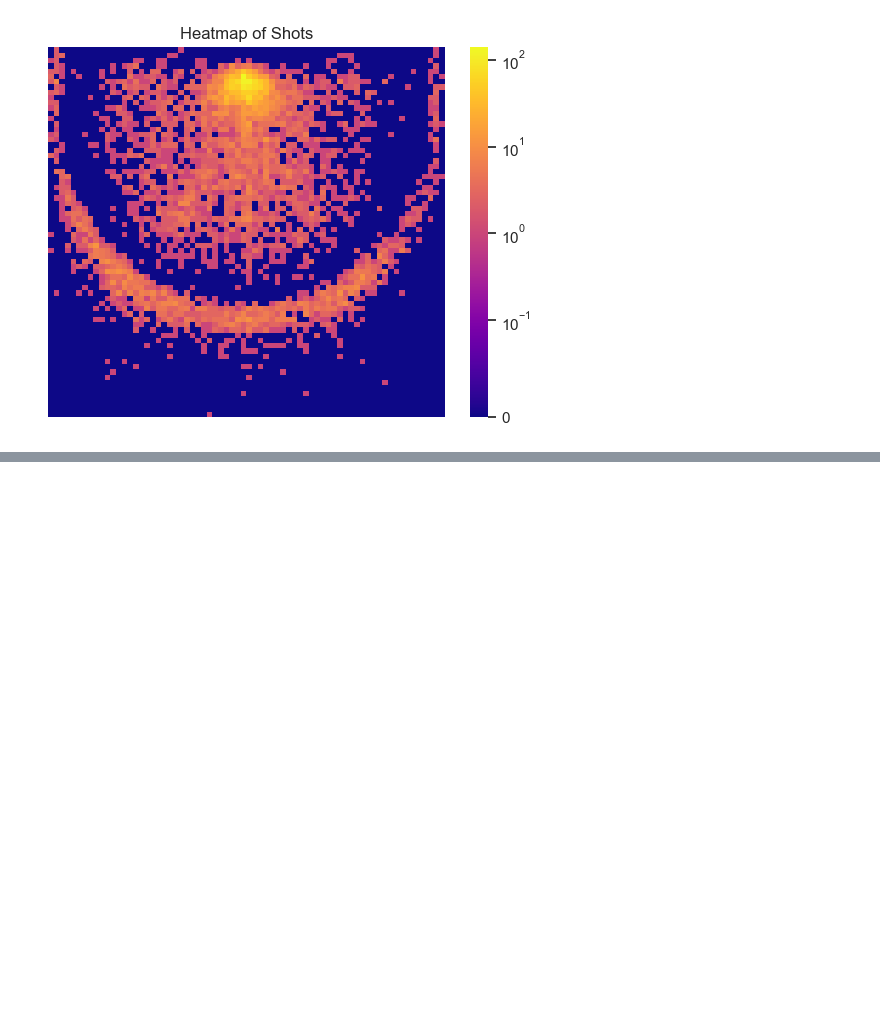
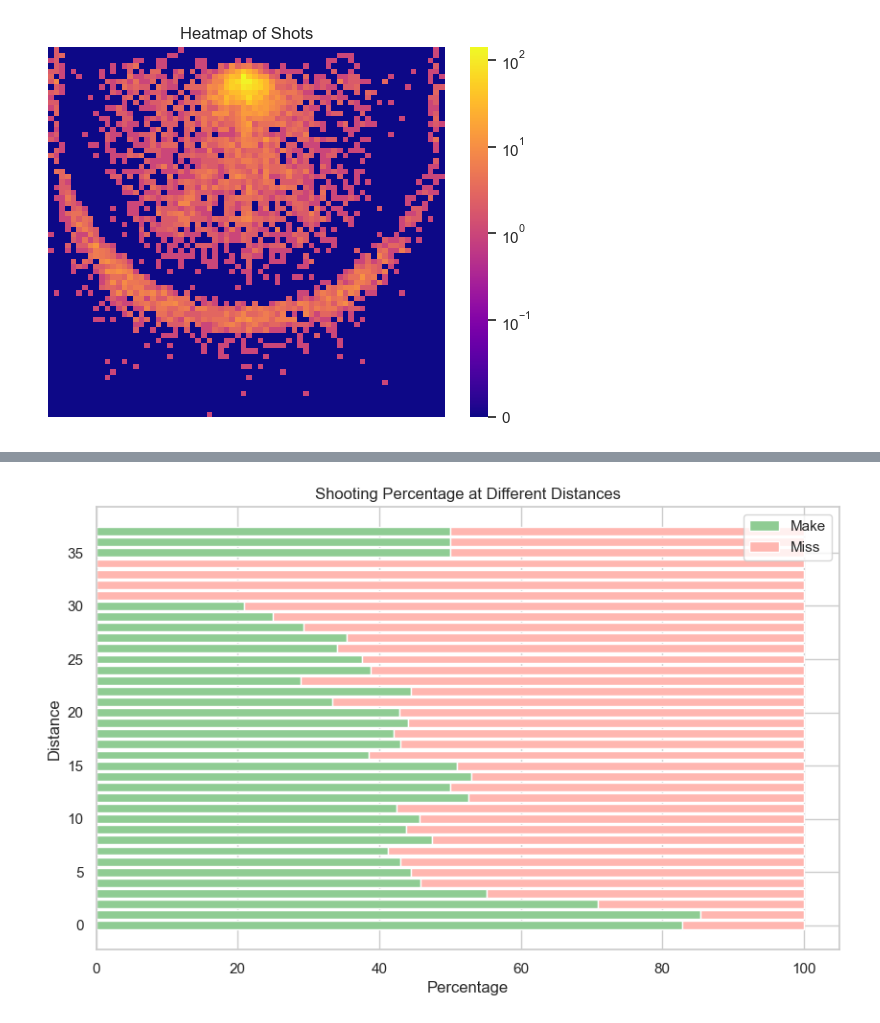
Before and after one commit to Andrew601/Stat-386-Project, a Jupyter notebook: EDA Visuals.ipynb, the cells around one changed output, grey strips where cells are left out. Cells and saved outputs as stored; diff of their text form; code cells hidden in the pictures; blank space fills up the shorter version.

```diff
--- a/EDA Visuals.ipynb
+++ b/EDA Visuals.ipynb
@@ -148,0 +176,28 @@ plt.show()
+# %%
+def plot_shooting_percentage(data):
+    # Assuming 'Distance' is a column in your dataset, and 'Result' indicates make or miss
+    grouped_data = data.groupby(['Distance (ft)', 'Result']).size().unstack(fill_value=0)
+
+    # Calculate percentage of makes and misses at each distance
+    total_shots = grouped_data.sum(axis=1)
+    make_percentage = (grouped_data['make'] / total_shots) * 100
+    miss_percentage = (grouped_data['miss'] / total_shots) * 100
+
+    # Define softer shades of red and green
+    soft_green = '#8FCC93'
+    soft_red = '#FFB6B0'
+
+    # Plotting the data with softer shades
+    plt.figure(figsize=(10, 6))
+    plt.barh(make_percentage.index, make_percentage, color=soft_green, label='Make')
+    plt.barh(miss_percentage.index, miss_percentage, left=make_percentage, color=soft_red, label='Miss')
+
+    plt.xlabel('Percentage')
+    plt.ylabel('Distance')
+    plt.title('Shooting Percentage at Different Distances')
+    plt.legend()
+    plt.show()
+
+plot_shooting_percentage(df)
+# %% [output]
+[figure, added]
```
Also changed, not shown: parts of 1 cell of this notebook.
